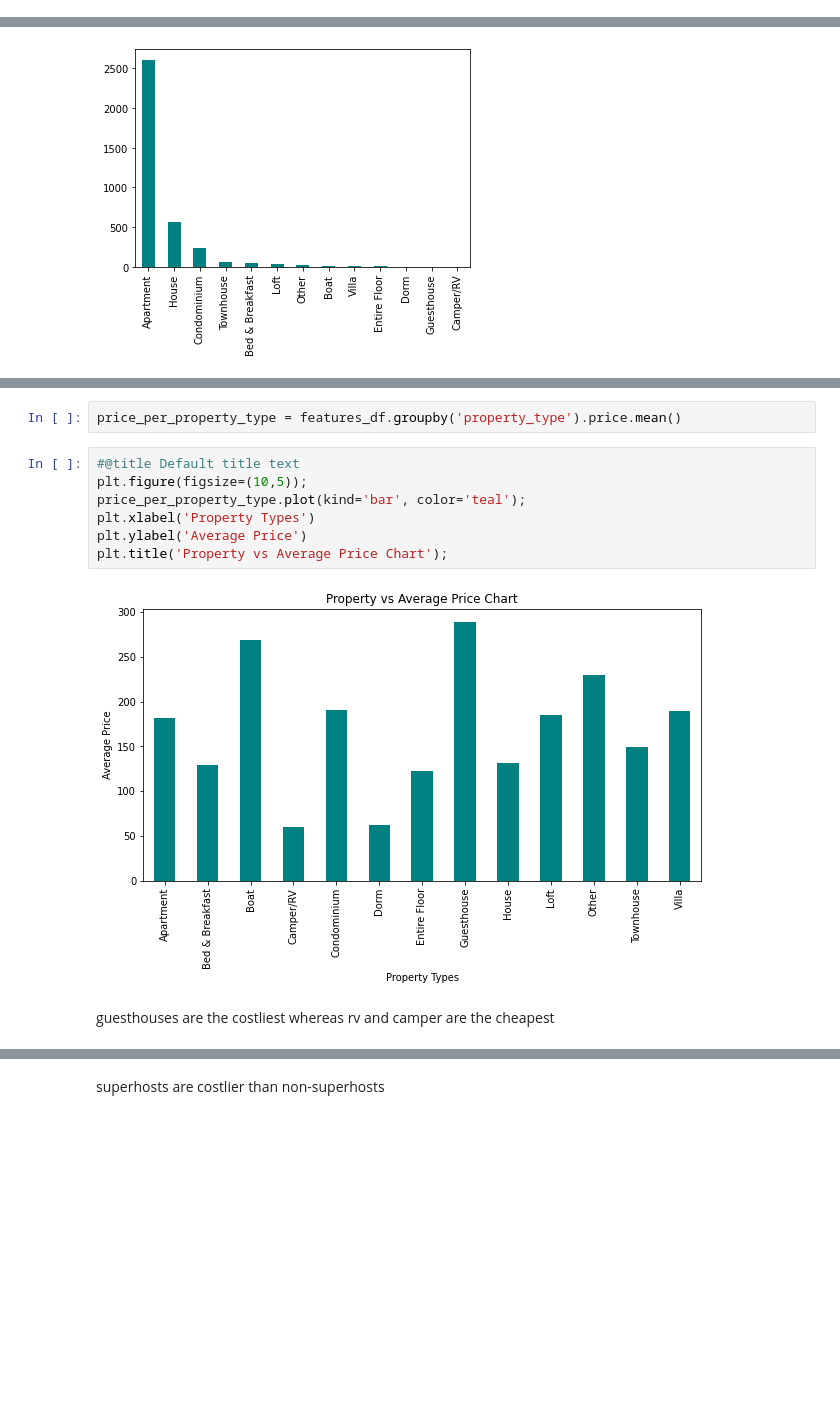
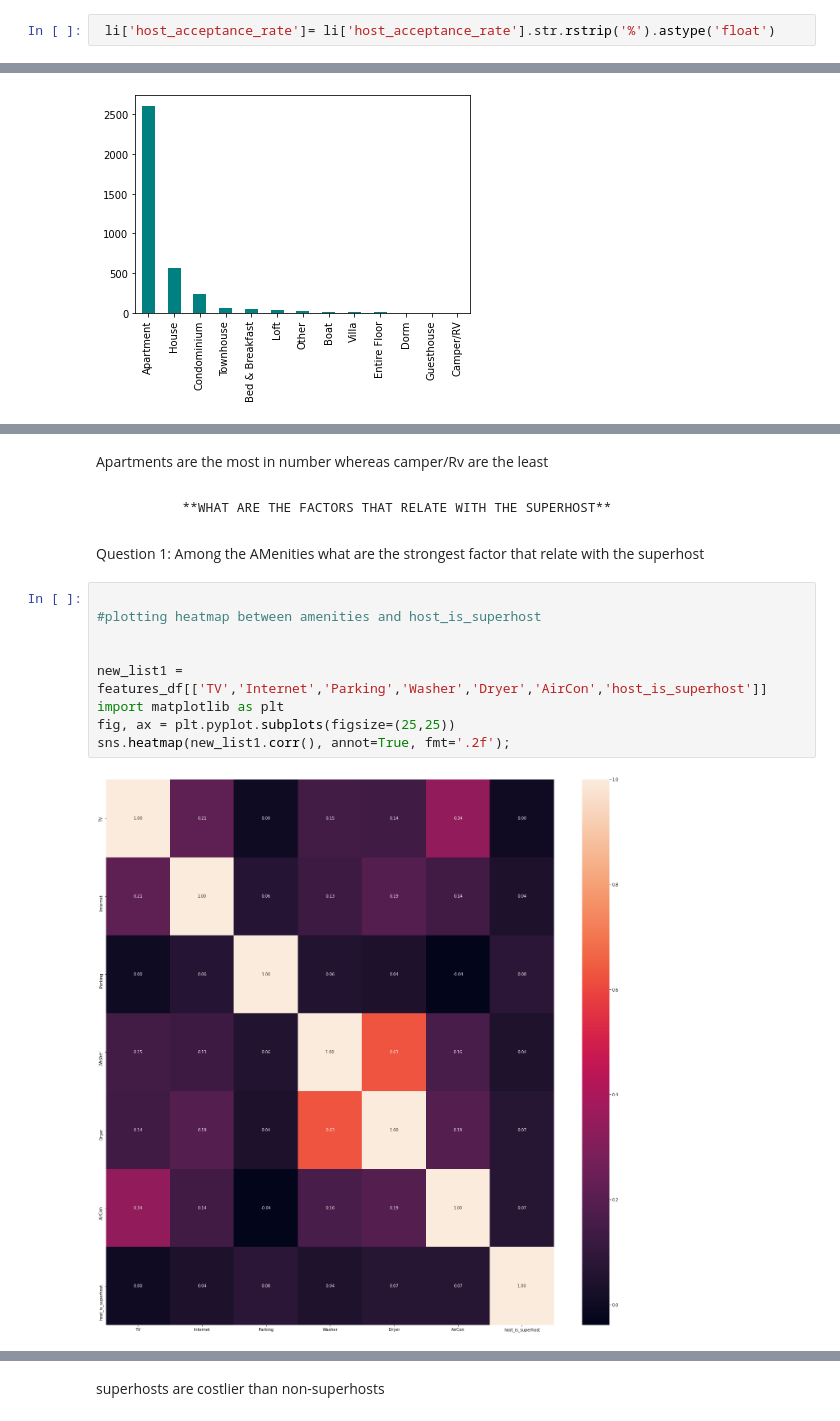
Before and after one commit to yashmanuraj2/udacity-DS, a Jupyter notebook: DSproject.ipynb, the cells around one changed output, grey strips where cells are left out. Saved outputs shown, nothing was run; the diff lists cells and outputs as text; blank space fills up the shorter version.

```diff
--- a/DSproject.ipynb
+++ b/DSproject.ipynb
@@ -193,0 +145,2 @@ Name: room_type, dtype: int64
+# %%
+ li['host_acceptance_rate']= li['host_acceptance_rate'].str.rstrip('%').astype('float')
@@ -314,13 +364,18 @@ Name: price, dtype: float64
-# %%
-price_per_property_type = features_df.groupby('property_type').price.mean()
-# %%
-#@title Default title text
-plt.figure(figsize=(10,5));
-price_per_property_type.plot(kind='bar', color='teal');
-plt.xlabel('Property Types')
-plt.ylabel('Average Price')
-plt.title('Property vs Average Price Chart');
-# %% [output]
-[figure, removed]
 # %% [markdown]
-guesthouses are the costliest whereas rv and camper are the cheapest
+Apartments are the most in number whereas camper/Rv are the least
+# %% [markdown]
+             **WHAT ARE THE FACTORS THAT RELATE WITH THE SUPERHOST**
+# %% [markdown]
+Question 1:
+Among the AMenities what are the strongest factor that relate with the superhost
+# %%
+
+#plotting heatmap between amenities and host_is_superhost
+
+
+new_list1 = features_df[['TV','Internet','Parking','Washer','Dryer','AirCon','host_is_superhost']]
+import matplotlib as plt
+fig, ax = plt.pyplot.subplots(figsize=(25,25))
+sns.heatmap(new_list1.corr(), annot=True, fmt='.2f');
+# %% [output]
+[figure, added]
```
Also changed, not shown: parts of 74 cells of this notebook.
